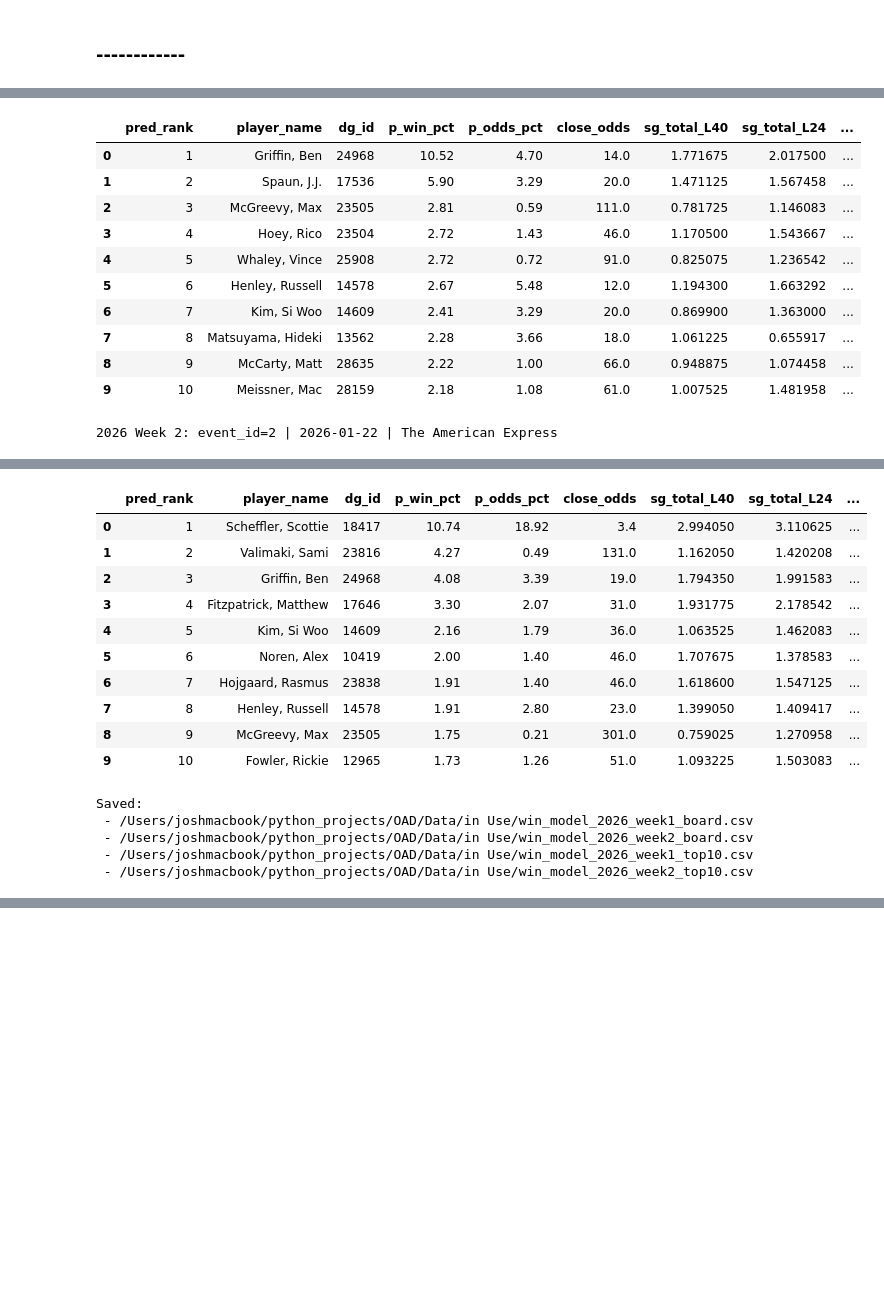
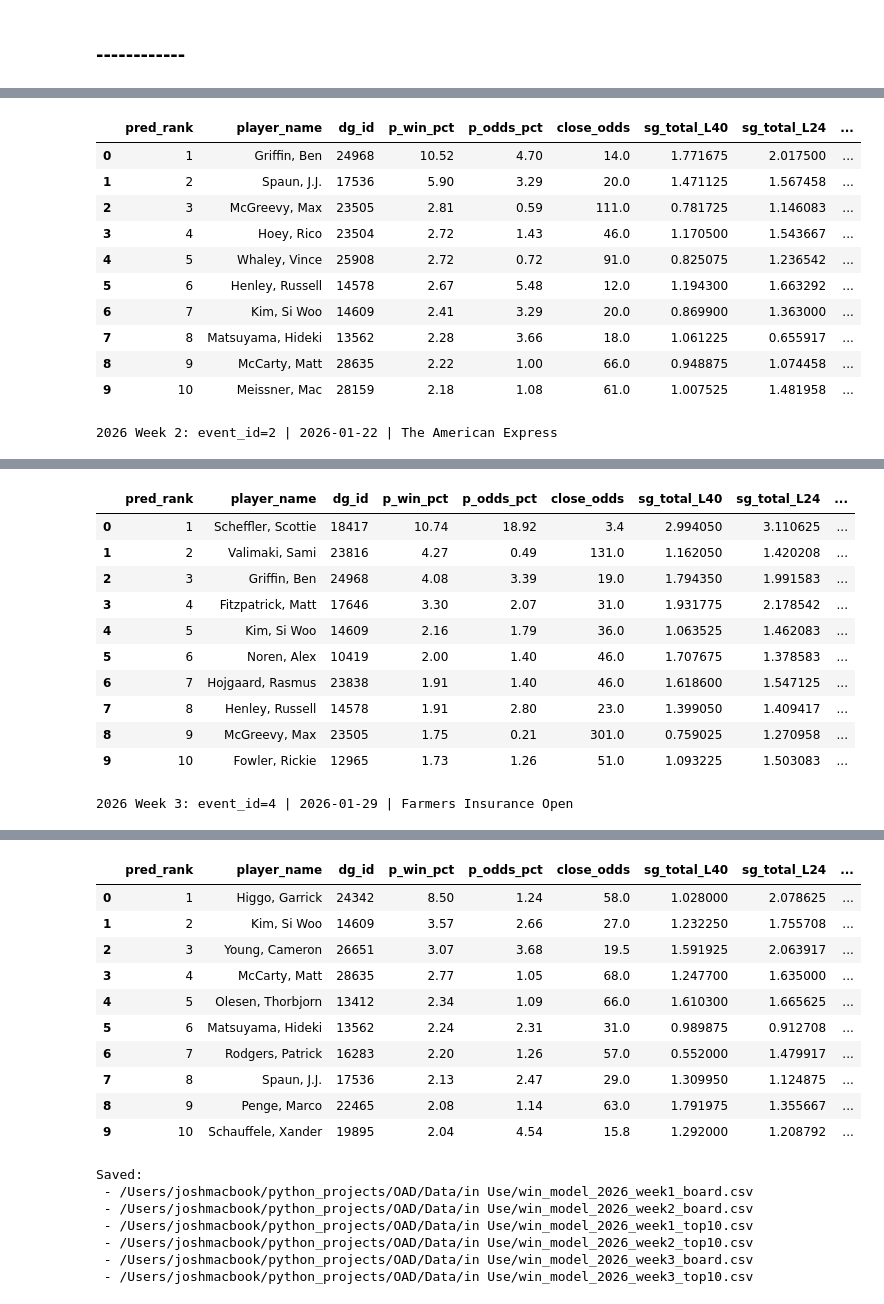
Before and after one commit to nayjaycee/TourStats, a Jupyter notebook: Data/Notebooks/004_predictiveModel.ipynb, the cells around one changed output, grey strips where cells are left out. Drawn from its saved outputs; the diff is of its cells as text; code cells hidden in the pictures; blank space fills up the shorter version.

```diff
--- a/Data/Notebooks/004_predictiveModel.ipynb
+++ b/Data/Notebooks/004_predictiveModel.ipynb
@@ -748,11 +748,12 @@ sched_all = sched_all.rename(columns={date_col:"event_start_date", name_col:"eve
 sched_all = sched_all[["year","event_id","event_start_date","event_name"]].copy()
 
 sched_2026_only = sched_all[sched_all["year"] == 2026].sort_values("event_start_date").reset_index(drop=True)
-if len(sched_2026_only) < 2:
+if len(sched_2026_only) < 3:
     raise ValueError("Need at least 2 events in 2026 schedule to run Week 1 and Week 2.")
 
 week1 = sched_2026_only.iloc[0]
 week2 = sched_2026_only.iloc[1]
+week3 = sched_2026_only.iloc[2]
 
 # ============================================================
 # 2) LOAD ODDS/RESULTS
@@ -973,6 +974,16 @@ display(top10_w2[[
     "days_since_last_round", "finish_num"
 ]])
 
+print(f"\n2026 Week 3: event_id={int(week3['event_id'])} | {pd.to_datetime(week3['event_start_date']).date()} | {week3['event_name']}")
+board_w3, top10_w3, summary_w3 = score_2026_event(week3)
+display(summary_w3.to_frame("week3").T)
+display(top10_w3[[
+    "pred_rank","player_name","dg_id",
+    "p_win_pct","p_odds_pct","close_odds",
+    "sg_total_L40","sg_total_L24","sg_total_L12",
+    "days_since_last_round", "finish_num"
+]])
+
 # ============================================================
 # SAVE OUTPUTS
 # ============================================================
@@ -980,15 +991,22 @@ OUT_W1 = f"{BASE_DIR}/win_model_2026_week1_board.csv"
 OUT_W2 = f"{BASE_DIR}/win_model_2026_week2_board.csv"
 OUT_W1_T10 = f"{BASE_DIR}/win_model_2026_week1_top10.csv"
 OUT_W2_T10 = f"{BASE_DIR}/win_model_2026_week2_top10.csv"
+OUT_W3 = f"{BASE_DIR}/win_model_2026_week3_board.csv"
+OUT_W3_T10 = f"{BASE_DIR}/win_model_2026_week3_top10.csv"
 
 board_w1.to_csv(OUT_W1, index=False)
 board_w2.to_csv(OUT_W2, index=False)
 top10_w1.to_csv(OUT_W1_T10, index=False)
 top10_w2.to_csv(OUT_W2_T10, index=False)
+board_w3.to_csv(OUT_W3, index=False)
+top10_w3.to_csv(OUT_W3_T10, index=False)
+
 
 print("\nSaved:")
 print(" -", OUT_W1)
 print(" -", OUT_W2)
 print(" -", OUT_W1_T10)
 print(" -", OUT_W2_T10)
+print(" -", OUT_W3)
+print(" -", OUT_W3_T10)
 # %% [output]
@@ -996,34 +1014,30 @@ X rows: 7762 | years in X: [2024, 2025, 2026] ...
 
 2026 Week 1: event_id=6 | 2026-01-15 | Sony Open in Hawaii
 |  | n_field | p_sum | top10_p_sum | top20_p_sum | top5_p_sum | corr_rank_model_vs_odds | top_group_n | ... |
 | week1 | 109.0 | 1.0 | 0.364305 | 0.539927 | 0.246735 | 0.511719 | 10.0 | ... |
 |  | pred_rank | player_name | dg_id | p_win_pct | p_odds_pct | close_odds | sg_total_L40 | sg_total_L24 | ... |
 | 0 | 1 | Griffin, Ben | 24968 | 10.52 | 4.70 | 14.0 | 1.771675 | 2.017500 | ... |
 | 1 | 2 | Spaun, J.J. | 17536 | 5.90 | 3.29 | 20.0 | 1.471125 | 1.567458 | ... |
 | 2 | 3 | McGreevy, Max | 23505 | 2.81 | 0.59 | 111.0 | 0.781725 | 1.146083 | ... |
 | 3 | 4 | Hoey, Rico | 23504 | 2.72 | 1.43 | 46.0 | 1.170500 | 1.543667 | ... |
 | 4 | 5 | Whaley, Vince | 25908 | 2.72 | 0.72 | 91.0 | 0.825075 | 1.236542 | ... |
 | 5 | 6 | Henley, Russell | 14578 | 2.67 | 5.48 | 12.0 | 1.194300 | 1.663292 | ... |
 | 6 | 7 | Kim, Si Woo | 14609 | 2.41 | 3.29 | 20.0 | 0.869900 | 1.363000 | ... |
 | 7 | 8 | Matsuyama, Hideki | 13562 | 2.28 | 3.66 | 18.0 | 1.061225 | 0.655917 | ... |
 | 8 | 9 | McCarty, Matt | 28635 | 2.22 | 1.00 | 66.0 | 0.948875 | 1.074458 | ... |
 | 9 | 10 | Meissner, Mac | 28159 | 2.18 | 1.08 | 61.0 | 1.007525 | 1.481958 | ... |
 2026 Week 2: event_id=2 | 2026-01-22 | The American Express
 |  | n_field | p_sum | top10_p_sum | top20_p_sum | top5_p_sum | corr_rank_model_vs_odds | top_group_n | ... |
 | week2 | 154.0 | 1.0 | 0.33846 | 0.484575 | 0.245446 | 0.64631 | 10.0 | ... |
 |  | pred_rank | player_name | dg_id | p_win_pct | p_odds_pct | close_odds | sg_total_L40 | sg_total_L24 | ... |
 | 0 | 1 | Scheffler, Scottie | 18417 | 10.74 | 18.92 | 3.4 | 2.994050 | 3.110625 | ... |
 | 1 | 2 | Valimaki, Sami | 23816 | 4.27 | 0.49 | 131.0 | 1.162050 | 1.420208 | ... |
 | 2 | 3 | Griffin, Ben | 24968 | 4.08 | 3.39 | 19.0 | 1.794350 | 1.991583 | ... |
-| 3 | 4 | Fitzpatrick, Matthew | 17646 | 3.30 | 2.07 | 31.0 | 1.931775 | 2.178542 | ... |
+| 3 | 4 | Fitzpatrick, Matt | 17646 | 3.30 | 2.07 | 31.0 | 1.931775 | 2.178542 | ... |
 | 4 | 5 | Kim, Si Woo | 14609 | 2.16 | 1.79 | 36.0 | 1.063525 | 1.462083 | ... |
 | 5 | 6 | Noren, Alex | 10419 | 2.00 | 1.40 | 46.0 | 1.707675 | 1.378583 | ... |
 | 6 | 7 | Hojgaard, Rasmus | 23838 | 1.91 | 1.40 | 46.0 | 1.618600 | 1.547125 | ... |
 | 7 | 8 | Henley, Russell | 14578 | 1.91 | 2.80 | 23.0 | 1.399050 | 1.409417 | ... |
 | 8 | 9 | McGreevy, Max | 23505 | 1.75 | 0.21 | 301.0 | 0.759025 | 1.270958 | ... |
 | 9 | 10 | Fowler, Rickie | 12965 | 1.73 | 1.26 | 51.0 | 1.093225 | 1.503083 | ... |
-Saved:
- - /Users/joshmacbook/python_projects/OAD/Data/in Use/win_model_2026_week1_board.csv
- - /Users/joshmacbook/python_projects/OAD/Data/in Use/win_model_2026_week2_board.csv
- - /Users/joshmacbook/python_projects/OAD/Data/in Use/win_model_2026_week1_top10.csv
- - /Users/joshmacbook/python_projects/OAD/Data/in Use/win_model_2026_week2_top10.csv
+2026 Week 3: event_id=4 | 2026-01-29 | Farmers Insurance Open
@@ -1029,0 +1046,18 @@ Saved:
+|  | pred_rank | player_name | dg_id | p_win_pct | p_odds_pct | close_odds | sg_total_L40 | sg_total_L24 | ... |
+| 0 | 1 | Higgo, Garrick | 24342 | 8.50 | 1.24 | 58.0 | 1.028000 | 2.078625 | ... |
+| 1 | 2 | Kim, Si Woo | 14609 | 3.57 | 2.66 | 27.0 | 1.232250 | 1.755708 | ... |
+| 2 | 3 | Young, Cameron | 26651 | 3.07 | 3.68 | 19.5 | 1.591925 | 2.063917 | ... |
+| 3 | 4 | McCarty, Matt | 28635 | 2.77 | 1.05 | 68.0 | 1.247700 | 1.635000 | ... |
+| 4 | 5 | Olesen, Thorbjorn | 13412 | 2.34 | 1.09 | 66.0 | 1.610300 | 1.665625 | ... |
+| 5 | 6 | Matsuyama, Hideki | 13562 | 2.24 | 2.31 | 31.0 | 0.989875 | 0.912708 | ... |
+| 6 | 7 | Rodgers, Patrick | 16283 | 2.20 | 1.26 | 57.0 | 0.552000 | 1.479917 | ... |
+| 7 | 8 | Spaun, J.J. | 17536 | 2.13 | 2.47 | 29.0 | 1.309950 | 1.124875 | ... |
+| 8 | 9 | Penge, Marco | 22465 | 2.08 | 1.14 | 63.0 | 1.791975 | 1.355667 | ... |
+| 9 | 10 | Schauffele, Xander | 19895 | 2.04 | 4.54 | 15.8 | 1.292000 | 1.208792 | ... |
+Saved:
+ - /Users/joshmacbook/python_projects/OAD/Data/in Use/win_model_2026_week1_board.csv
+ - /Users/joshmacbook/python_projects/OAD/Data/in Use/win_model_2026_week2_board.csv
+ - /Users/joshmacbook/python_projects/OAD/Data/in Use/win_model_2026_week1_top10.csv
+ - /Users/joshmacbook/python_projects/OAD/Data/in Use/win_model_2026_week2_top10.csv
+ - /Users/joshmacbook/python_projects/OAD/Data/in Use/win_model_2026_week3_board.csv
+ - /Users/joshmacbook/python_projects/OAD/Data/in Use/win_model_2026_week3_top10.csv
```
Also changed, not shown: parts of 1 cell of this notebook, 20 other files.
